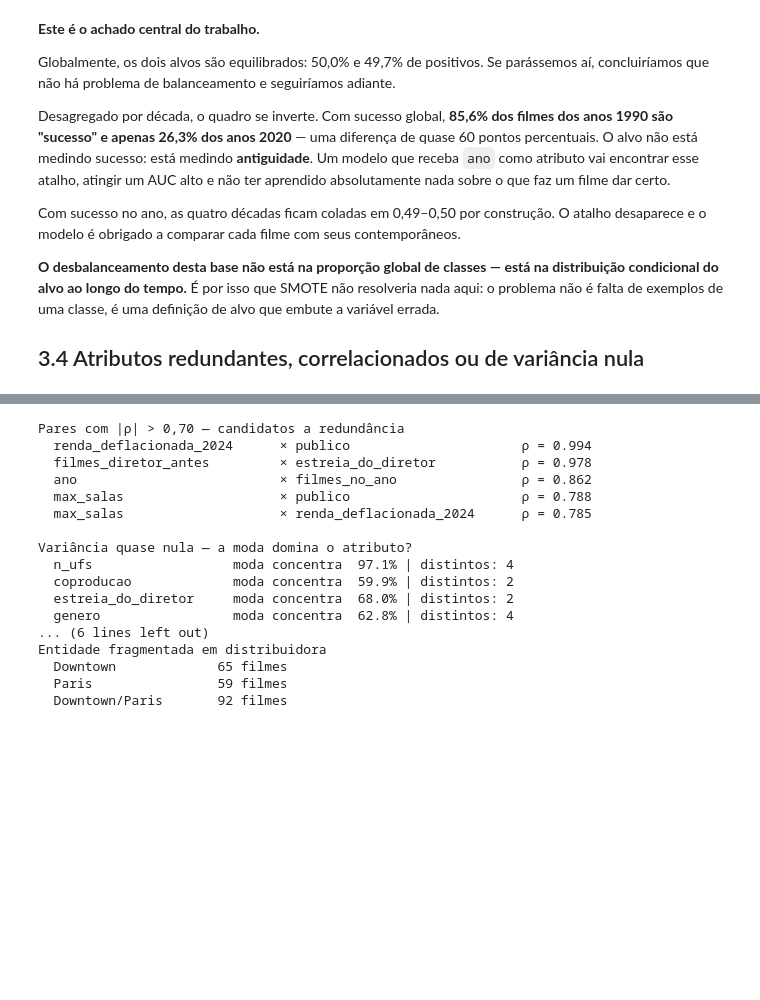
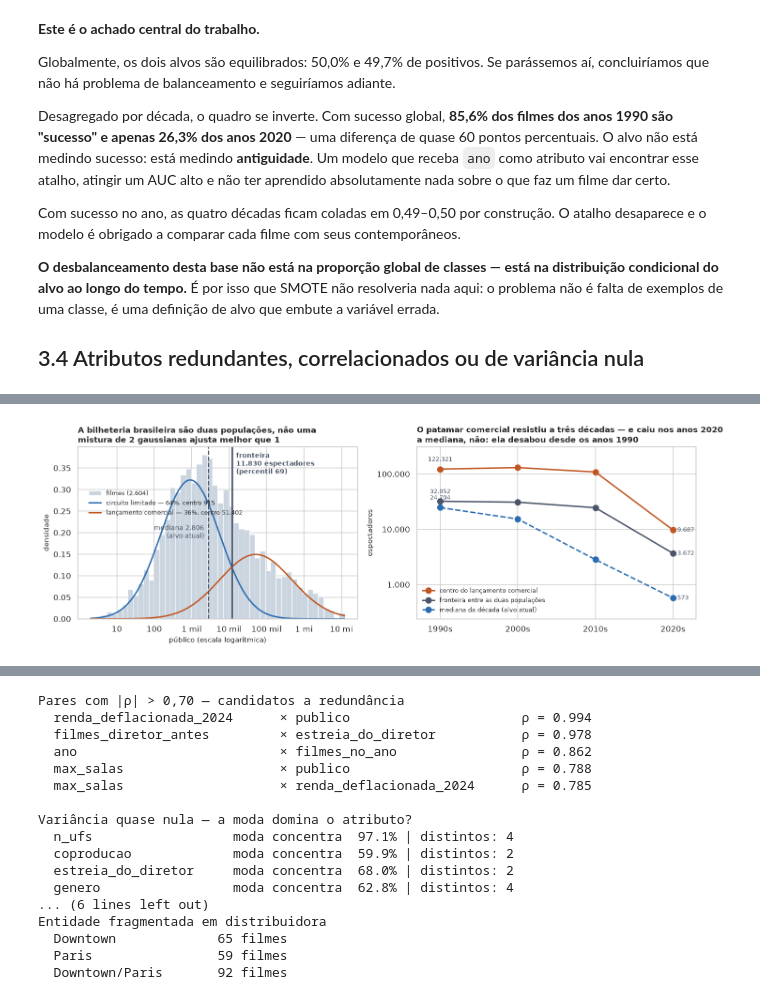
Before and after one commit to anaraque-l/bilheteria-cinema-brasileiro, a Jupyter notebook: notebooks/Entrega_1_Grupo_11_Ana_Laura,_Ana_Raquel_e_Laura_Virginia_(cinema).ipynb, the cells around one changed output, grey strips where cells are left out. Drawn from its saved outputs; the diff is of its cells as text; code cells hidden in the pictures; blank space fills up the shorter version.

```diff
--- a/notebooks/Entrega_1_Grupo_11_Ana_Laura,_Ana_Raquel_e_Laura_Virginia_(cinema).ipynb
+++ b/notebooks/Entrega_1_Grupo_11_Ana_Laura,_Ana_Raquel_e_Laura_Virginia_(cinema).ipynb
@@ -1075,0 +1121,66 @@ de alvo que embute a variável errada.
+# %%
+CURTO = {1: "10", 2: "100", 3: "1 mil", 4: "10 mil", 5: "100 mil", 6: "1 mi", 7: "10 mi"}
+
+def mistura(v):
+    """(pesos, centros, desvios, fronteira) de uma mistura de duas gaussianas em log10."""
+    Xv = np.log10(v).reshape(-1, 1)
+    gv = GaussianMixture(2, random_state=0).fit(Xv)
+    o = np.argsort(gv.means_.ravel())
+    w, m, s = gv.weights_[o], gv.means_.ravel()[o], np.sqrt(gv.covariances_.ravel())[o]
+    f = lambda t: w[0] * norm.pdf(t, m[0], s[0]) - w[1] * norm.pdf(t, m[1], s[1])
+    return w, m, s, 10 ** brentq(f, m[0], m[1])
+
+fig, axes = plt.subplots(1, 2, figsize=(13, 4.6))
+
+ax = axes[0]
+ax.hist(np.log10(pub), bins=48, density=True, color="#cbd5e0", edgecolor="white",
+        linewidth=.5, label=f"filmes ({len(pub):,})".replace(",", "."))
+grade = np.linspace(np.log10(pub).min(), np.log10(pub).max(), 600)
+ax.plot(grade, densidade(0, grade), color=COR, lw=2,
+        label=f"circuito limitado — {peso[0]:.0%}, centro {10**centro[0]:,.0f}".replace(",", "."))
+ax.plot(grade, densidade(1, grade), color=COR2, lw=2,
+        label=f"lançamento comercial — {peso[1]:.0%}, centro {10**centro[1]:,.0f}".replace(",", "."))
+ax.axvline(np.log10(fronteira), color="#4a5568", lw=2)
+ax.axvline(np.log10(pub.median()), color="#4a5568", ls="--", lw=1.6)
+topo = ax.get_ylim()[1]
+ax.annotate(f"fronteira\n{fronteira:,.0f} espectadores\n(percentil {(pub < fronteira).mean()*100:.0f})".replace(",", "."),
+            (np.log10(fronteira), topo * .97), color="#4a5568", fontsize=9, fontweight="bold",
+            ha="left", va="top", xytext=(6, 0), textcoords="offset points")
+ax.annotate(f"mediana {pub.median():,.0f}\n(alvo atual)".replace(",", "."),
+            (np.log10(pub.median()), topo * .55), color="#4a5568", fontsize=9,
+            ha="right", va="top", xytext=(-6, 0), textcoords="offset points")
+ax.set_xticks(list(CURTO))
+ax.xaxis.set_major_formatter(FuncFormatter(lambda v, _: CURTO.get(int(round(v)), "")))
+ax.set_xlabel("público (escala logarítmica)"); ax.set_ylabel("densidade")
+ax.set_title("A bilheteria brasileira são duas populações, não uma\n"
+             "mistura de 2 gaussianas ajusta melhor que 1", loc="left",
+             fontsize=11, fontweight="bold")
+ax.legend(frameon=False, fontsize=8.5, loc="upper left", bbox_to_anchor=(.02, .78))
+
+ax = axes[1]
+dec = sorted(d["decada"].unique())
+alto, front, med = [], [], []
+for k in dec:
+    v = d.loc[d["decada"] == k, "publico"].dropna().to_numpy()
+    _, mm, _, cc = mistura(v)
+    alto.append(10 ** mm[1]); front.append(cc); med.append(np.median(v))
+rot = [f"{k}s" for k in dec]
+ax.plot(rot, alto, color=COR2, lw=2, marker="o", ms=8, label="centro do lançamento comercial")
+ax.plot(rot, front, color="#4a5568", lw=2, marker="o", ms=8, label="fronteira entre as duas populações")
+ax.plot(rot, med, color=COR, lw=2, marker="o", ms=8, ls="--", label="mediana da década (alvo atual)")
+for serie in (alto, front, med):
+    ax.annotate(f"{serie[0]:,.0f}".replace(",", "."), (rot[0], serie[0]), fontsize=8.5,
+                color="#4a5568", xytext=(0, 9), textcoords="offset points", ha="center", va="bottom")
+    ax.annotate(f"{serie[-1]:,.0f}".replace(",", "."), (rot[-1], serie[-1]), fontsize=8.5,
+                color="#4a5568", xytext=(6, 0), textcoords="offset points", ha="left", va="center")
+ax.set_xmargin(.10); ax.margins(y=.16); ax.set_yscale("log")
+ax.yaxis.set_major_formatter(FuncFormatter(lambda v, _: f"{v:,.0f}".replace(",", ".")))
+ax.set_ylabel("espectadores")
+ax.set_title("O patamar comercial resistiu a três décadas — e caiu nos anos 2020\n"
+             "a mediana, não: ela desabou desde os anos 1990", loc="left",
+             fontsize=11, fontweight="bold")
+ax.legend(frameon=False, fontsize=8.5, loc="lower left")
+
+salvar(fig, "fig12-duas-populacoes"); plt.show()
+# %% [output]
+[figure, added]
```
Also changed, not shown: parts of 17 cells of this notebook, 9 other files.
